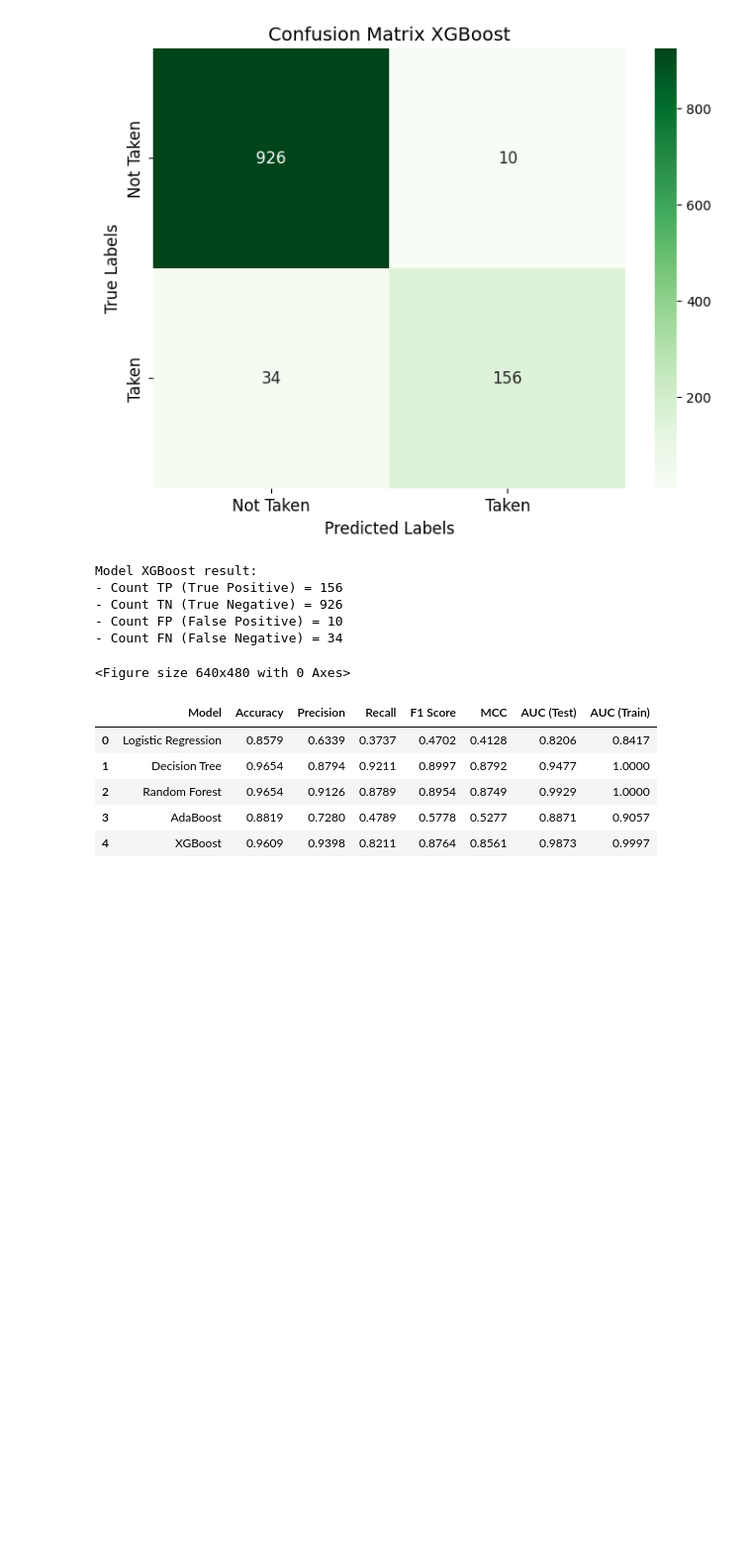
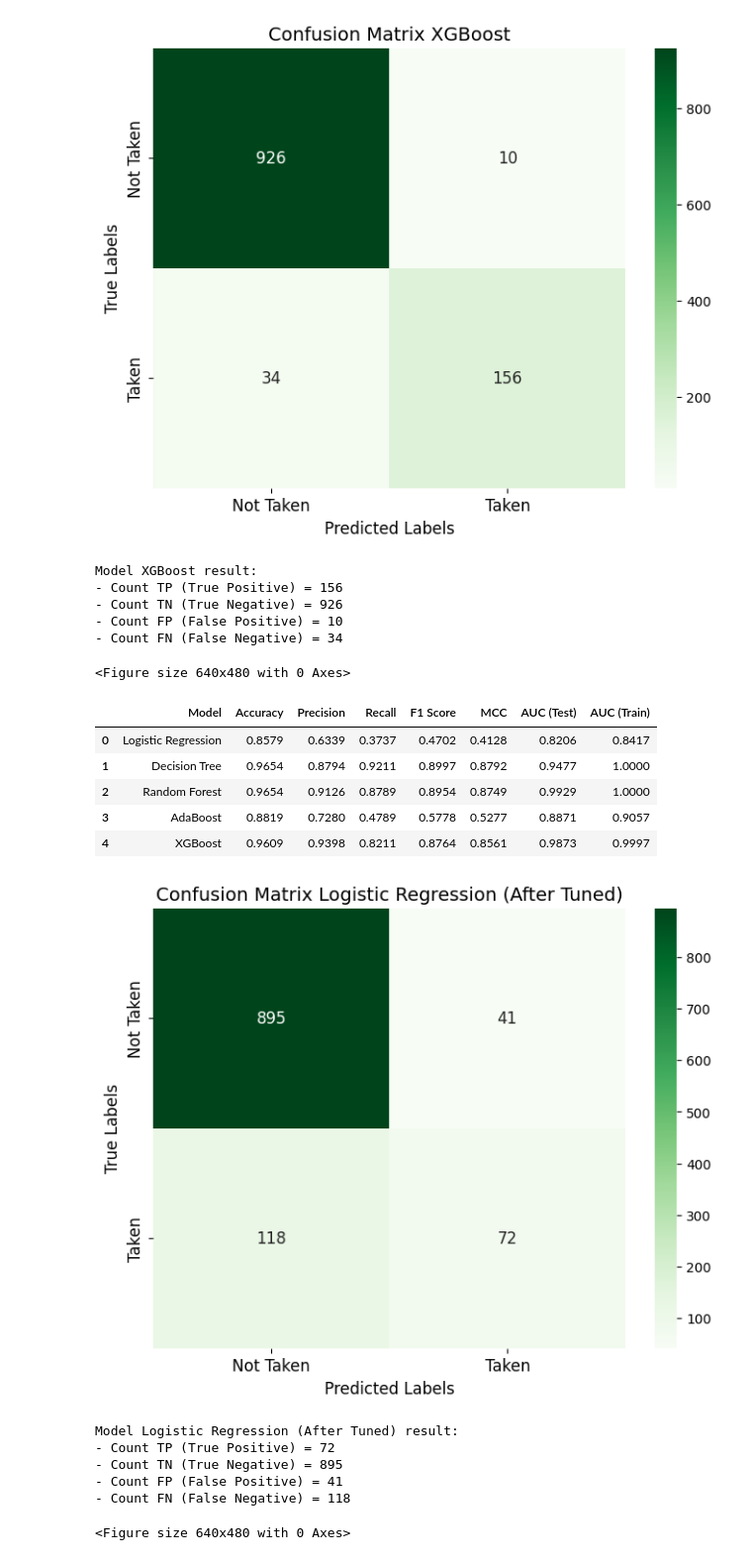
Before and after one commit to RaulSandj/E-Commerce-Churn-Analysis-and-Prediction, a Jupyter notebook: EcommAnalysis.ipynb, the cells around one changed output. Shown at 99% size. Saved outputs shown, nothing was run; the diff lists cells and outputs as text; code cells hidden in the pictures; blank space fills up the shorter version.

```diff
--- a/EcommAnalysis.ipynb
+++ b/EcommAnalysis.ipynb
@@ -793,0 +842,16 @@ score_all_classification(model_list_base, X_train, y_train, X_test, y_test)
+# %%
+model_lr = LogisticRegression(random_state=42)
+tuned_lr = RandomizedSearchCV(model_lr, list_hyperparameters[0], cv=5, scoring='accuracy', random_state=42)
+tuned_lr.fit(X_train, y_train)
+
+plotting_confusion_matrix(tuned_lr, X_test, y_test, title='Logistic Regression (After Tuned)')
+
+plt.savefig('img/tunedLR.png')
+# %% [output]
+[figure, added]
+Model Logistic Regression (After Tuned) result:
+- Count TP (True Positive) = 72
+- Count TN (True Negative) = 895
+- Count FP (False Positive) = 41
+- Count FN (False Negative) = 118
+<Figure size 640x480 with 0 Axes>
```
Also changed, not shown: parts of 17 cells of this notebook.
